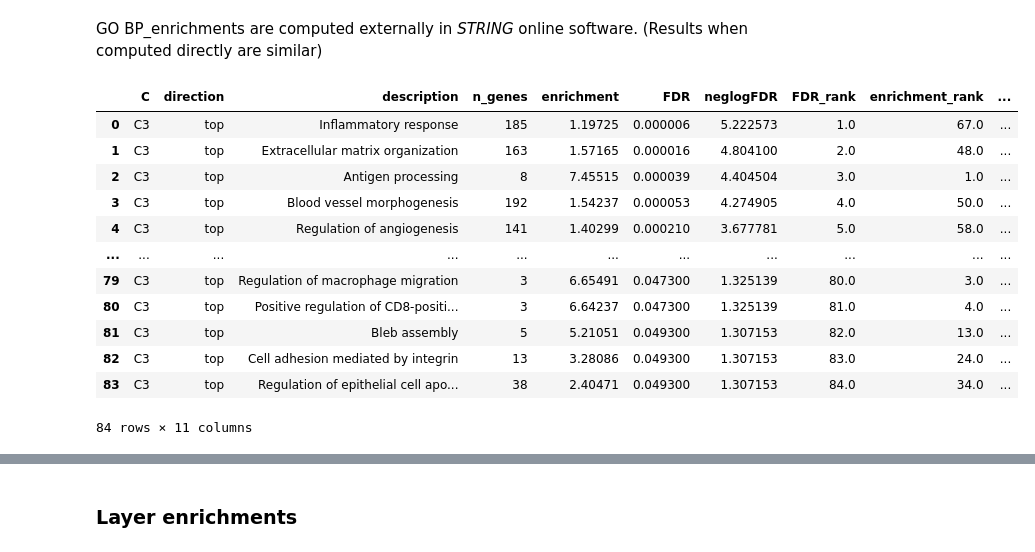
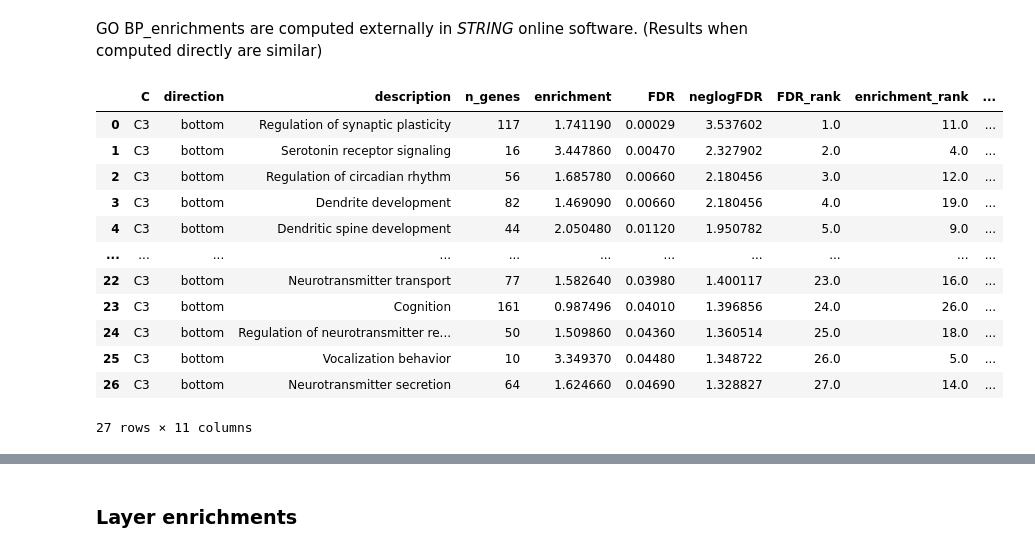
Before and after one commit to richardajdear/AHBA_gradients, a Jupyter notebook: fig1.ipynb, the cells around one changed output, grey strips where cells are left out. Saved outputs shown, nothing was run; the diff lists cells and outputs as text; code cells hidden in the pictures.

```diff
--- a/fig1.ipynb
+++ b/fig1.ipynb
@@ -135,22 +161,22 @@ GO BP_enrichments are computed externally in _STRING_ online software. (Results
 go_enrichments = combine_go_enrichments('dm_hcp_3d_ds5', 'Process', include_c1=True, top_n=1000, FDR_filter=0.05)
 # %%
 pd.options.display.max_rows=20
-go_enrichments.loc[lambda x: x['C']=='C3'].loc[lambda x: x['direction']=='top'].sort_values(['direction', 'FDR']).reset_index(drop=True)
-# go_enrichments.loc[lambda x: x['C']=='C3'].loc[lambda x: x['direction']=='bottom'].sort_values(['direction', 'FDR']).reset_index(drop=True)
+# go_enrichments.loc[lambda x: x['C']=='C2'].loc[lambda x: x['direction']=='top'].sort_values(['direction', 'FDR']).reset_index(drop=True)
+go_enrichments.loc[lambda x: x['C']=='C3'].loc[lambda x: x['direction']=='bottom'].sort_values(['direction', 'FDR']).reset_index(drop=True)
 # %% [output]
 |  | C | direction | description | n_genes | enrichment | FDR | neglogFDR | FDR_rank | enrichment_rank | ... |
-| 0 | C3 | top | Inflammatory response | 185 | 1.19725 | 0.000006 | 5.222573 | 1.0 | 67.0 | ... |
-| 1 | C3 | top | Extracellular matrix organization | 163 | 1.57165 | 0.000016 | 4.804100 | 2.0 | 48.0 | ... |
-| 2 | C3 | top | Antigen processing | 8 | 7.45515 | 0.000039 | 4.404504 | 3.0 | 1.0 | ... |
-| 3 | C3 | top | Blood vessel morphogenesis | 192 | 1.54237 | 0.000053 | 4.274905 | 4.0 | 50.0 | ... |
-| 4 | C3 | top | Regulation of angiogenesis | 141 | 1.40299 | 0.000210 | 3.677781 | 5.0 | 58.0 | ... |
+| 0 | C3 | bottom | Regulation of synaptic plasticity | 117 | 1.741190 | 0.00029 | 3.537602 | 1.0 | 11.0 | ... |
+| 1 | C3 | bottom | Serotonin receptor signaling | 16 | 3.447860 | 0.00470 | 2.327902 | 2.0 | 4.0 | ... |
+| 2 | C3 | bottom | Regulation of circadian rhythm | 56 | 1.685780 | 0.00660 | 2.180456 | 3.0 | 12.0 | ... |
+| 3 | C3 | bottom | Dendrite development | 82 | 1.469090 | 0.00660 | 2.180456 | 4.0 | 19.0 | ... |
+| 4 | C3 | bottom | Dendritic spine development | 44 | 2.050480 | 0.01120 | 1.950782 | 5.0 | 9.0 | ... |
 | ... | ... | ... | ... | ... | ... | ... | ... | ... | ... | ... |
-| 79 | C3 | top | Regulation of macrophage migration | 3 | 6.65491 | 0.047300 | 1.325139 | 80.0 | 3.0 | ... |
-| 80 | C3 | top | Positive regulation of CD8-positi... | 3 | 6.64237 | 0.047300 | 1.325139 | 81.0 | 4.0 | ... |
-| 81 | C3 | top | Bleb assembly | 5 | 5.21051 | 0.049300 | 1.307153 | 82.0 | 13.0 | ... |
-| 82 | C3 | top | Cell adhesion mediated by integrin | 13 | 3.28086 | 0.049300 | 1.307153 | 83.0 | 24.0 | ... |
-| 83 | C3 | top | Regulation of epithelial cell apo... | 38 | 2.40471 | 0.049300 | 1.307153 | 84.0 | 34.0 | ... |
+| 22 | C3 | bottom | Neurotransmitter transport | 77 | 1.582640 | 0.03980 | 1.400117 | 23.0 | 16.0 | ... |
+| 23 | C3 | bottom | Cognition | 161 | 0.987496 | 0.04010 | 1.396856 | 24.0 | 26.0 | ... |
+| 24 | C3 | bottom | Regulation of neurotransmitter re... | 50 | 1.509860 | 0.04360 | 1.360514 | 25.0 | 18.0 | ... |
+| 25 | C3 | bottom | Vocalization behavior | 10 | 3.349370 | 0.04480 | 1.348722 | 26.0 | 5.0 | ... |
+| 26 | C3 | bottom | Neurotransmitter secretion | 64 | 1.624660 | 0.04690 | 1.328827 | 27.0 | 14.0 | ... |
-84 rows × 11 columns
+27 rows × 11 columns
 # %%
 # go_enrichments.to_csv("../outputs/ahba_GO_enrichments.csv")
 # %%
```
Also changed, not shown: parts of 9 cells of this notebook, 40 other files.
